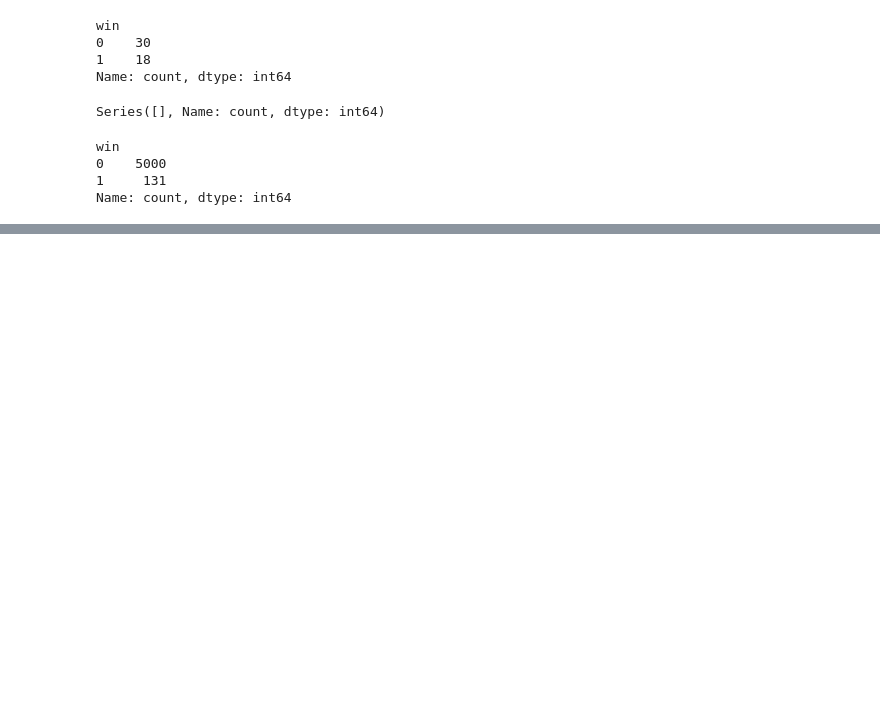
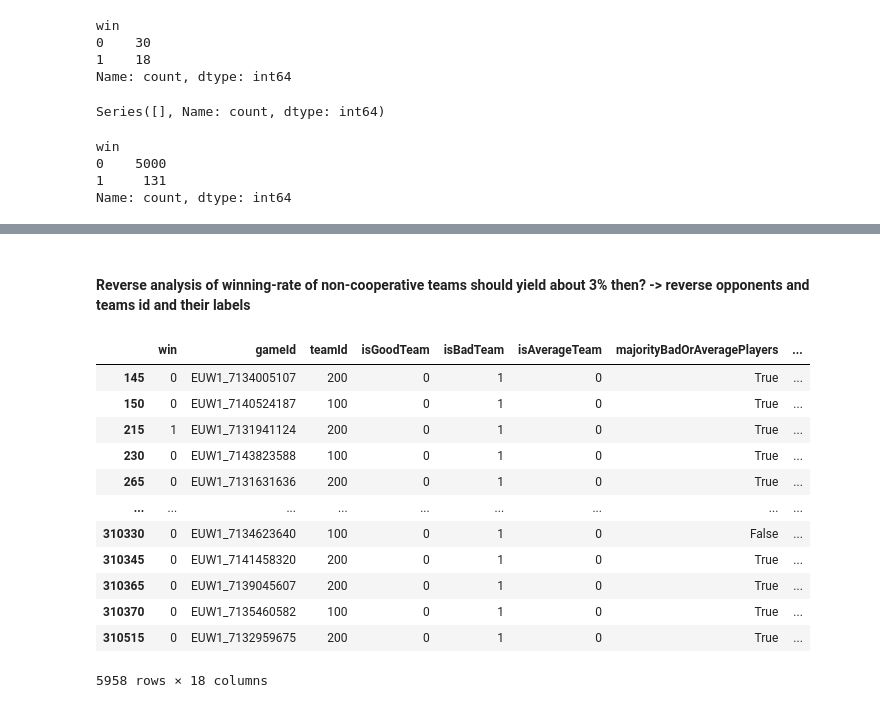
Before and after one commit to TDI-Lab/Collective-Intelligence-LoL, a Jupyter notebook: notebooks/crossTabsAnalysis.ipynb, the cells around one changed output, grey strips where cells are left out. Drawn from its saved outputs; the diff is of its cells as text; code cells hidden in the pictures; blank space fills up the shorter version.

```diff
--- a/notebooks/crossTabsAnalysis.ipynb
+++ b/notebooks/crossTabsAnalysis.ipynb
@@ -343,0 +642,22 @@ Name: count, dtype: int64
+# %% [markdown]
+#### Reverse analysis of winning-rate of non-cooperative teams should yield about 3% then? -> reverse opponents and teams id and their labels
+# %%
+# change labels of opponents and corresponding teams
+reverse_h2hfaceoffs = teamsWithOpponentData[(teamsWithOpponentData['isBadTeam'] == True) & (teamsWithOpponentData['majorityGoodOrAveragePlayers'] == True)
+                                     & (teamsWithOpponentData['isOpponentGoodTeam'] == True)  & (teamsWithOpponentData['opponentMajorityBadOrAveragePlayers'] == True)]
+
+reverse_h2hfaceoffs
+# %% [output]
+|  | win | gameId | teamId | isGoodTeam | isBadTeam | isAverageTeam | majorityBadOrAveragePlayers | ... |
+| 145 | 0 | EUW1_7134005107 | 200 | 0 | 1 | 0 | True | ... |
+| 150 | 0 | EUW1_7140524187 | 100 | 0 | 1 | 0 | True | ... |
+| 215 | 1 | EUW1_7131941124 | 200 | 0 | 1 | 0 | True | ... |
+| 230 | 0 | EUW1_7143823588 | 100 | 0 | 1 | 0 | True | ... |
+| 265 | 0 | EUW1_7131631636 | 200 | 0 | 1 | 0 | True | ... |
+| ... | ... | ... | ... | ... | ... | ... | ... | ... |
+| 310330 | 0 | EUW1_7134623640 | 100 | 0 | 1 | 0 | False | ... |
+| 310345 | 0 | EUW1_7141458320 | 200 | 0 | 1 | 0 | True | ... |
+| 310365 | 0 | EUW1_7139045607 | 200 | 0 | 1 | 0 | True | ... |
+| 310370 | 0 | EUW1_7135460582 | 100 | 0 | 1 | 0 | True | ... |
+| 310515 | 0 | EUW1_7132959675 | 200 | 0 | 1 | 0 | True | ... |
+5958 rows × 18 columns
```
Also changed, not shown: parts of 22 cells of this notebook, 2 other files.
